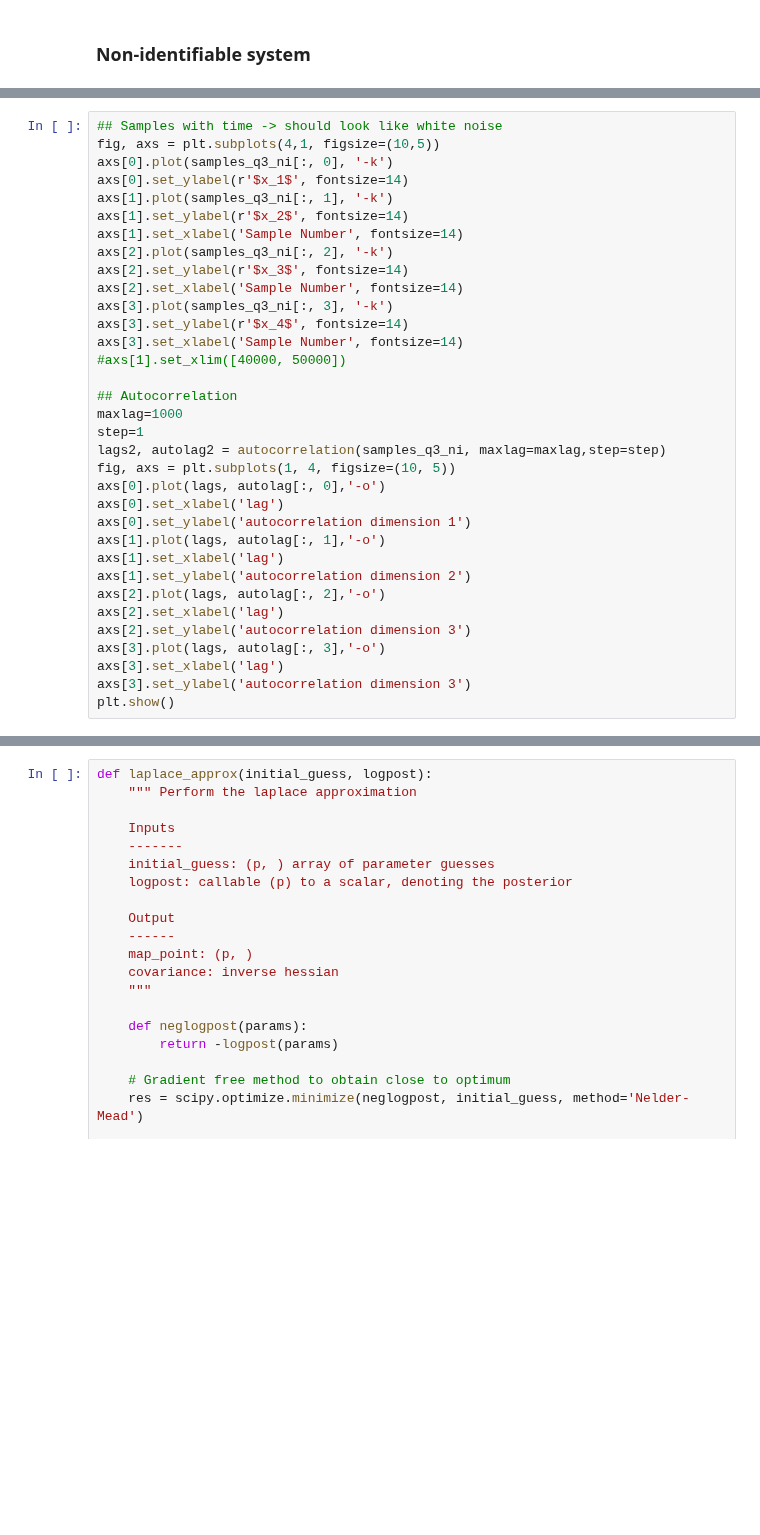
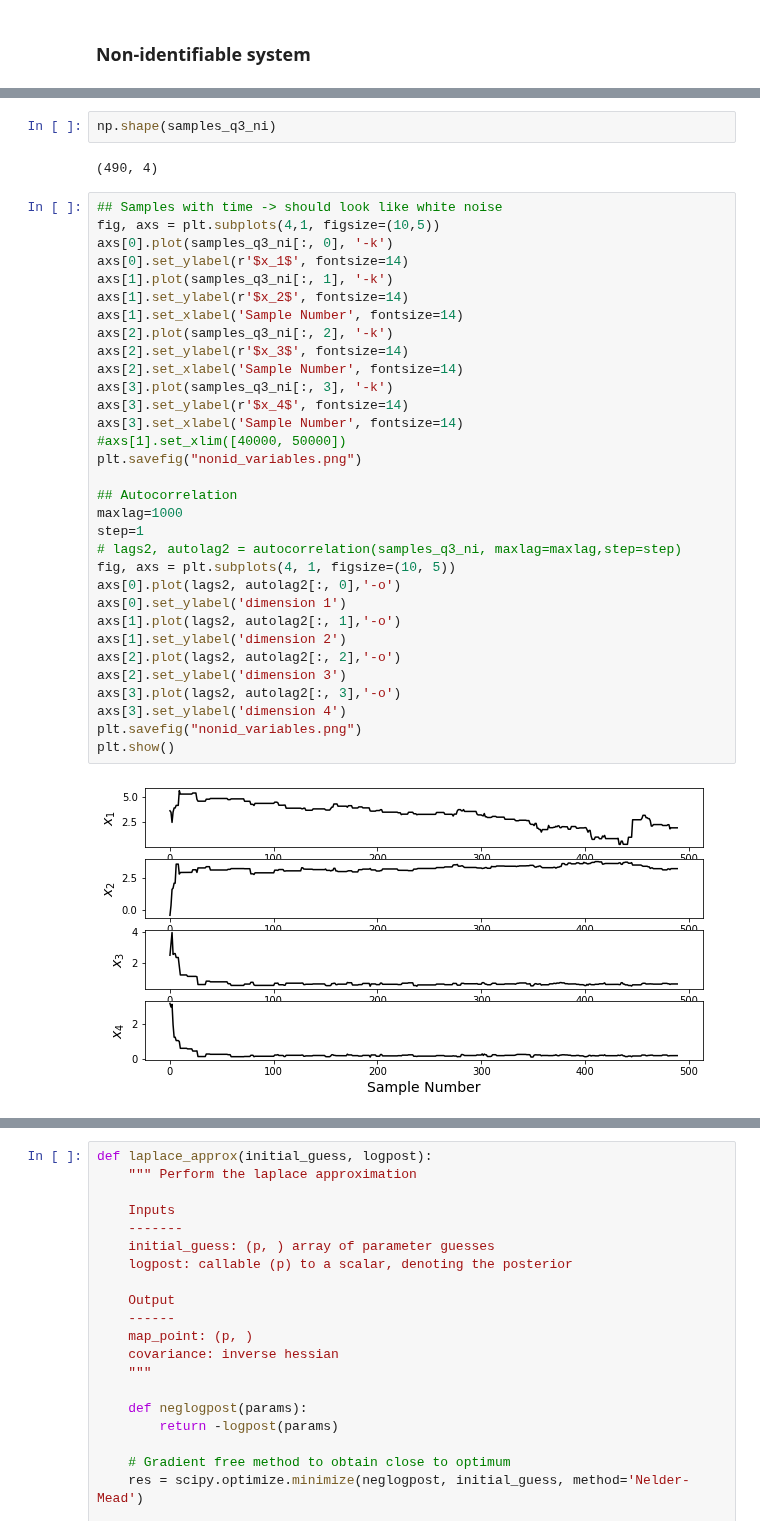
Before and after one commit to hardikparwana/aerosp567, a Jupyter notebook: Project 2/Project2_2.ipynb, the cells around one changed output, grey strips where cells are left out. Drawn from its saved outputs; the diff is of its cells as text; blank space fills up the shorter version.

```diff
--- a/Project 2/Project2_2.ipynb
+++ b/Project 2/Project2_2.ipynb
@@ -828,34 +907,38 @@ burn in start
+# %%
+np.shape(samples_q3_ni)
+# %% [output]
+(490, 4)
 # %%
 ## Samples with time -> should look like white noise
 fig, axs = plt.subplots(4,1, figsize=(10,5))
 axs[0].plot(samples_q3_ni[:, 0], '-k')
 axs[0].set_ylabel(r'$x_1$', fontsize=14)
 axs[1].plot(samples_q3_ni[:, 1], '-k')
 axs[1].set_ylabel(r'$x_2$', fontsize=14)
 axs[1].set_xlabel('Sample Number', fontsize=14)
 axs[2].plot(samples_q3_ni[:, 2], '-k')
 axs[2].set_ylabel(r'$x_3$', fontsize=14)
 axs[2].set_xlabel('Sample Number', fontsize=14)
 axs[3].plot(samples_q3_ni[:, 3], '-k')
 axs[3].set_ylabel(r'$x_4$', fontsize=14)
 axs[3].set_xlabel('Sample Number', fontsize=14)
 #axs[1].set_xlim([40000, 50000])
+plt.savefig("nonid_variables.png")
 
 ## Autocorrelation
 maxlag=1000
 step=1
-lags2, autolag2 = autocorrelation(samples_q3_ni, maxlag=maxlag,step=step)
-fig, axs = plt.subplots(1, 4, figsize=(10, 5))
-axs[0].plot(lags, autolag[:, 0],'-o')
-axs[0].set_xlabel('lag')
-axs[0].set_ylabel('autocorrelation dimension 1')
-axs[1].plot(lags, autolag[:, 1],'-o')
-axs[1].set_xlabel('lag')
-axs[1].set_ylabel('autocorrelation dimension 2')
-axs[2].plot(lags, autolag[:, 2],'-o')
-axs[2].set_xlabel('lag')
-axs[2].set_ylabel('autocorrelation dimension 3')
-axs[3].plot(lags, autolag[:, 3],'-o')
-axs[3].set_xlabel('lag')
-axs[3].set_ylabel('autocorrelation dimension 3')
+# lags2, autolag2 = autocorrelation(samples_q3_ni, maxlag=maxlag,step=step)
+fig, axs = plt.subplots(4, 1, figsize=(10, 5))
+axs[0].plot(lags2, autolag2[:, 0],'-o')
+axs[0].set_ylabel('dimension 1')
+axs[1].plot(lags2, autolag2[:, 1],'-o')
+axs[1].set_ylabel('dimension 2')
+axs[2].plot(lags2, autolag2[:, 2],'-o')
+axs[2].set_ylabel('dimension 3')
+axs[3].plot(lags2, autolag2[:, 3],'-o')
+axs[3].set_ylabel('dimension 4')
+plt.savefig("nonid_variables.png")
 plt.show()
+# %% [output]
+[figure, added]
```
Also changed, not shown: parts of 7 cells of this notebook, 1 other file.
